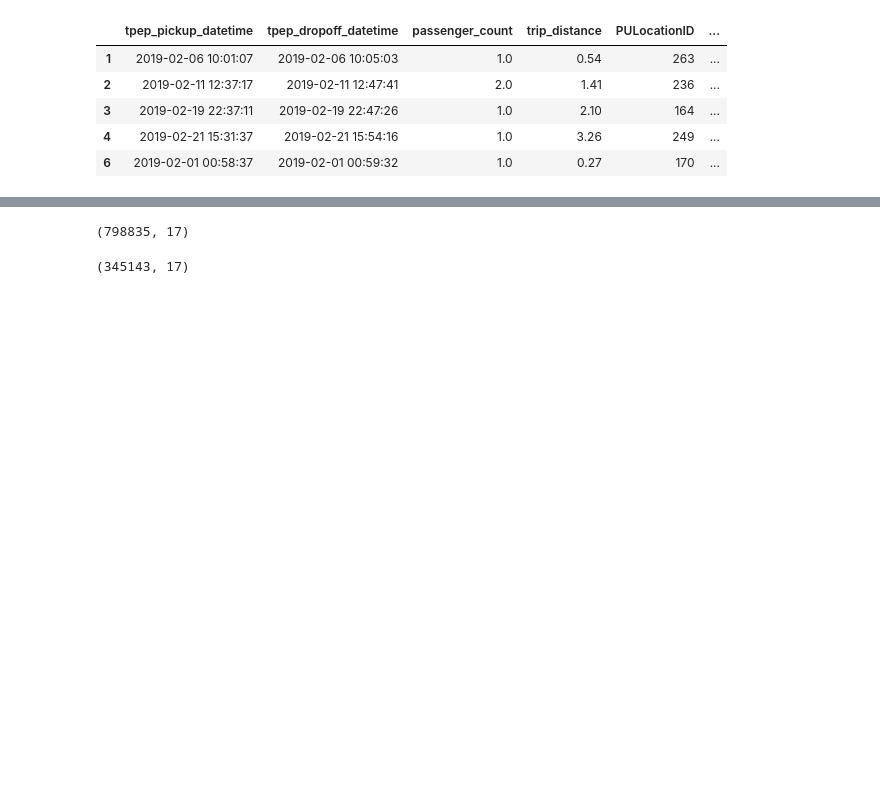
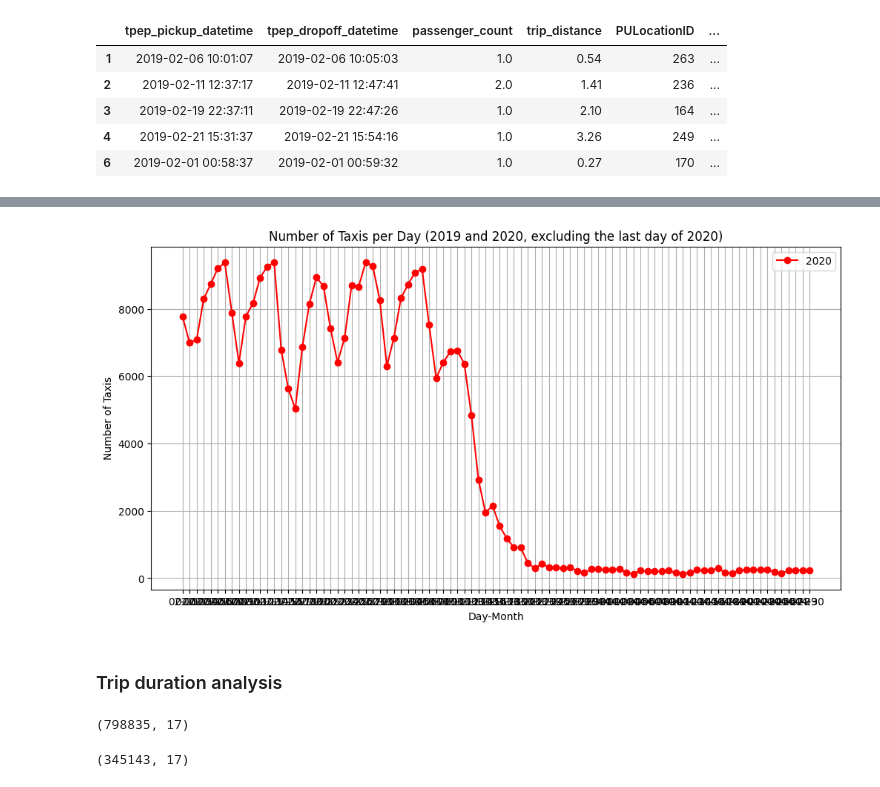
Before and after one commit to IA-UBA/analisis-de-datos, a Jupyter notebook: notebooks/time_analysis.ipynb, the cells around one changed output, grey strips where cells are left out. Saved outputs shown, nothing was run; the diff lists cells and outputs as text; code cells hidden in the pictures; blank space fills up the shorter version.

```diff
--- a/notebooks/time_analysis.ipynb
+++ b/notebooks/time_analysis.ipynb
@@ -25,3 +68,19 @@ df.head()
+# %%
+# Plot the data for 2019
+plt.figure(figsize=(12, 6))
+# Plot the data for 2020 on top of 2019
+plt.plot(daily_counts_2020.index, daily_counts_2020.values, marker='o', linestyle='-', color='r', label='2020')
+
+plt.title('Number of Taxis per Day (2019 and 2020, excluding the last day of 2020)')
+plt.xlabel('Day-Month')
+plt.ylabel('Number of Taxis')
+plt.grid(True)
+plt.legend()
+plt.show()
+# %% [output]
+[figure, added]
+# %% [markdown]
+### Trip duration analysis
 # %%
 df_2019.shape
 # %% [output]
```
Also changed, not shown: parts of 12 cells of this notebook, 1 other file.
